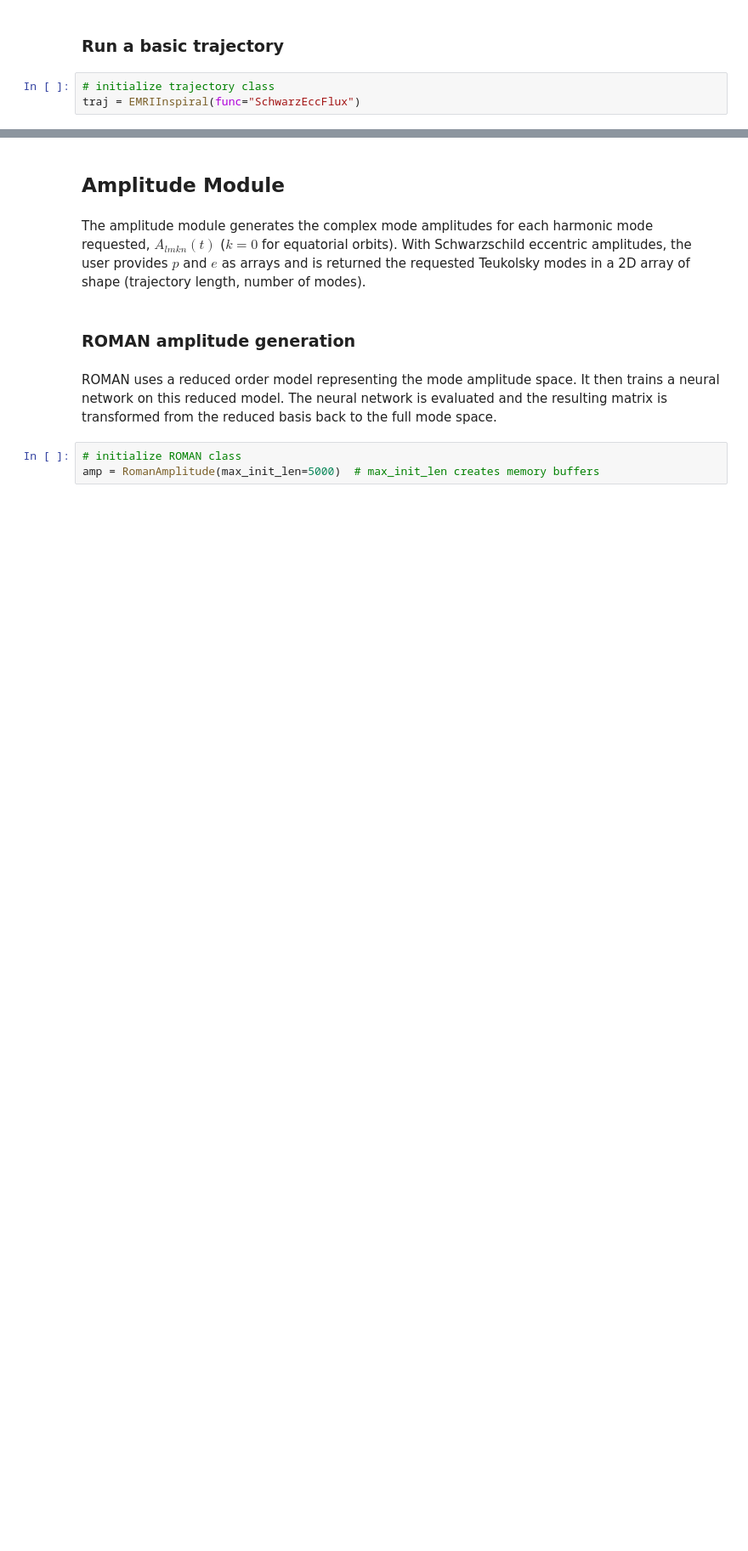
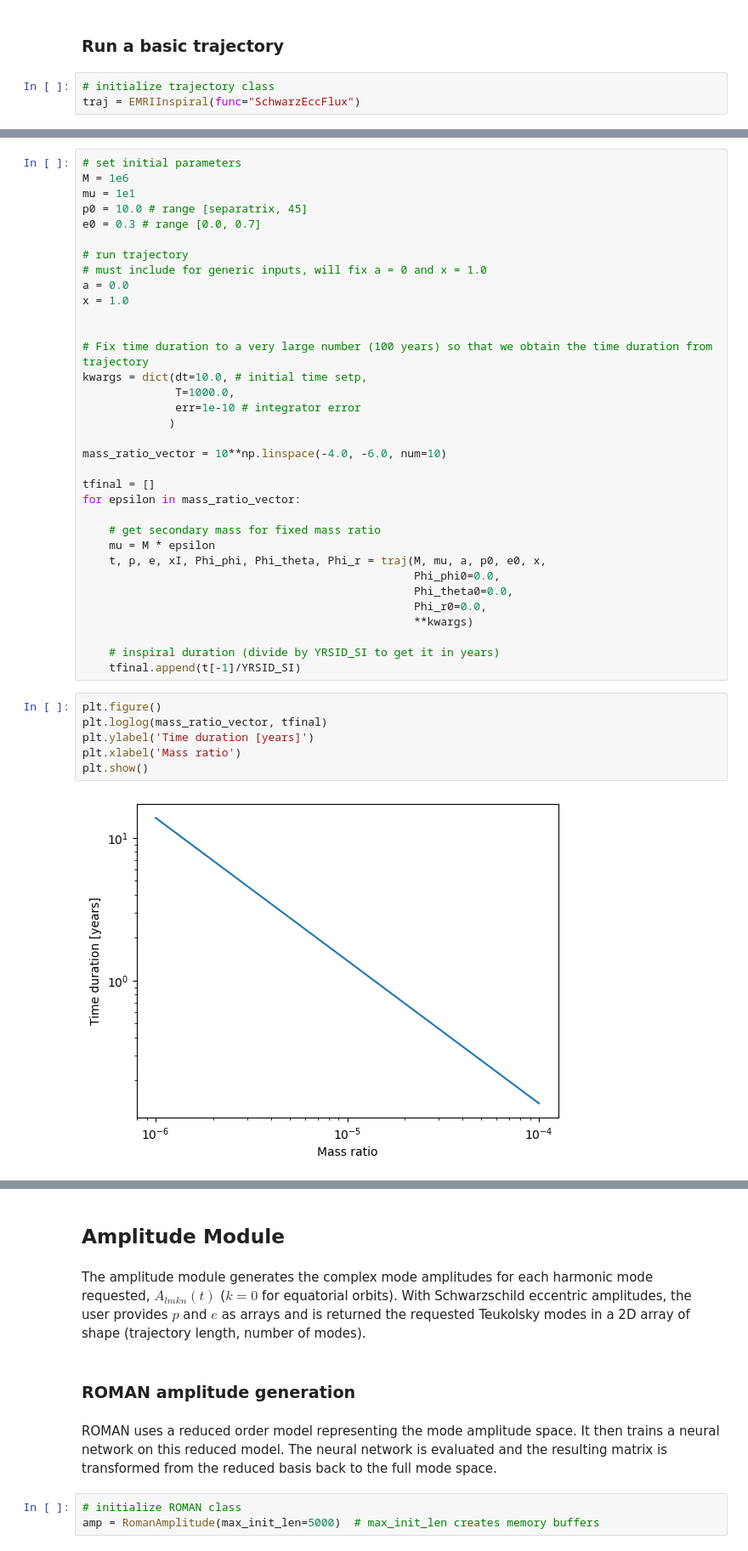
Before and after one commit to lorenzsp/GRAPPA_EMRI_tutorial, a Jupyter notebook: Grappa_tutorial.ipynb, the cells around one changed output, grey strips where cells are left out. Shown at 85% size. Saved outputs shown, nothing was run; the diff lists cells and outputs as text; blank space fills up the shorter version.

```diff
--- a/Grappa_tutorial.ipynb
+++ b/Grappa_tutorial.ipynb
@@ -446,0 +247,42 @@ plt.show()
+# %%
+# set initial parameters
+M = 1e6
+mu = 1e1
+p0 = 10.0 # range [separatrix, 45]
+e0 = 0.3 # range [0.0, 0.7]
+
+# run trajectory
+# must include for generic inputs, will fix a = 0 and x = 1.0
+a = 0.0
+x = 1.0
+
+
+# Fix time duration to a very large number (100 years) so that we obtain the time duration from trajectory
+kwargs = dict(dt=10.0, # initial time setp,
+              T=1000.0,
+              err=1e-10 # integrator error
+             )
+
+mass_ratio_vector = 10**np.linspace(-4.0, -6.0, num=10)
+
+tfinal = []
+for epsilon in mass_ratio_vector:
+
+    # get secondary mass for fixed mass ratio
+    mu = M * epsilon
+    t, p, e, xI, Phi_phi, Phi_theta, Phi_r = traj(M, mu, a, p0, e0, x,
+                                                  Phi_phi0=0.0,
+                                                  Phi_theta0=0.0,
+                                                  Phi_r0=0.0,
+                                                  **kwargs)
+
+    # inspiral duration (divide by YRSID_SI to get it in years)
+    tfinal.append(t[-1]/YRSID_SI)
+# %%
+plt.figure()
+plt.loglog(mass_ratio_vector, tfinal)
+plt.ylabel('Time duration [years]')
+plt.xlabel('Mass ratio')
+plt.show()
+# %% [output]
+[figure, added]
```
Also changed, not shown: parts of 86 cells of this notebook, 2 other files.
